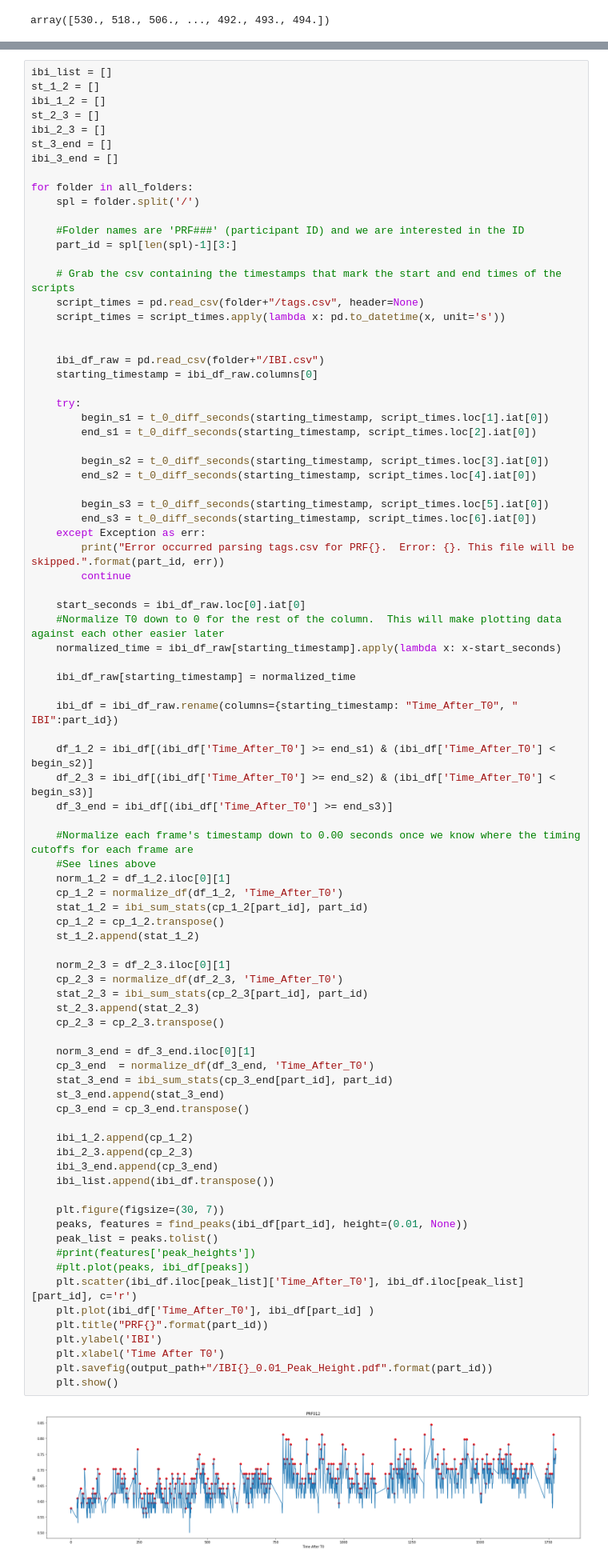
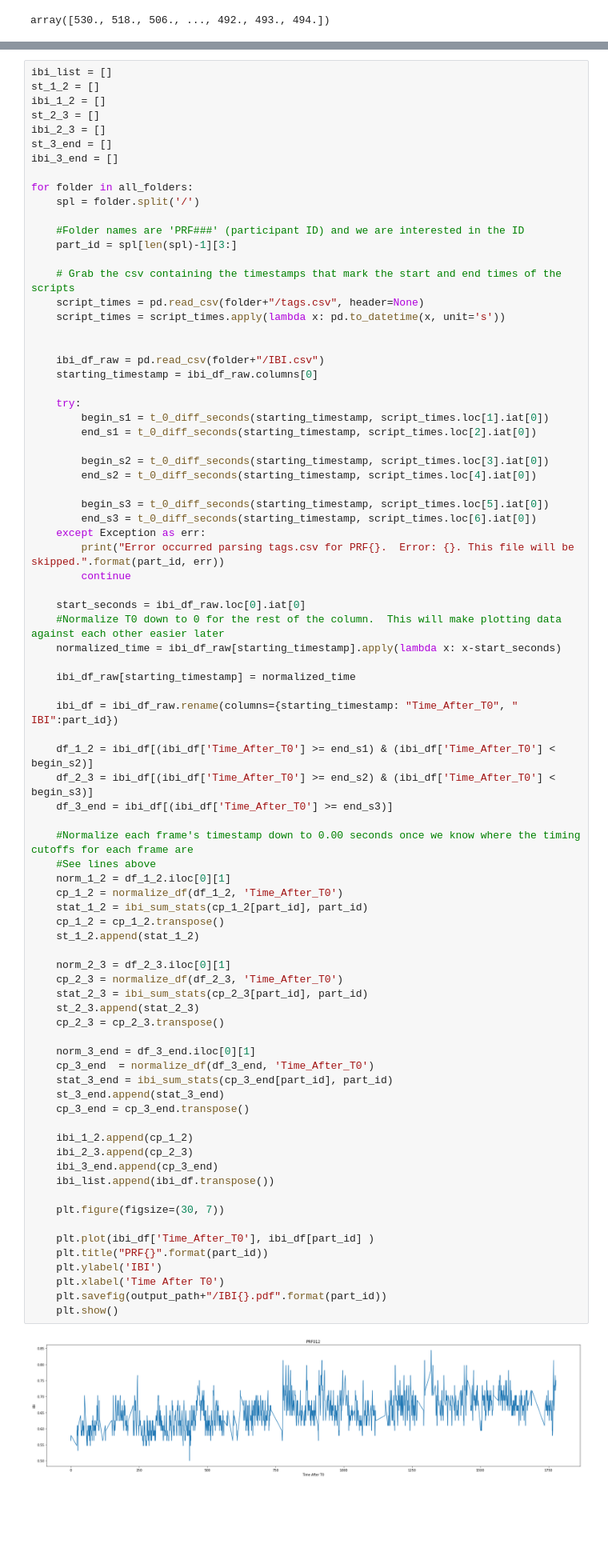
Before and after one commit to dcoh/EmpaticaE4Analysis, a Jupyter notebook: IBI_Output.ipynb, the cells around one changed output, grey strips where cells are left out. Shown at 80% size. Cells and saved outputs as stored; diff of their text form; blank space fills up the shorter version.

Commit message:
Switch outputting graphs with peak detection to EDA

```diff
--- a/IBI_Output.ipynb
+++ b/IBI_Output.ipynb
@@ -115,37 +115,33 @@ for folder in all_folders:
     norm_1_2 = df_1_2.iloc[0][1]
     cp_1_2 = normalize_df(df_1_2, 'Time_After_T0')
     stat_1_2 = ibi_sum_stats(cp_1_2[part_id], part_id)
     cp_1_2 = cp_1_2.transpose()
     st_1_2.append(stat_1_2)
 
     norm_2_3 = df_2_3.iloc[0][1]
     cp_2_3 = normalize_df(df_2_3, 'Time_After_T0')
     stat_2_3 = ibi_sum_stats(cp_2_3[part_id], part_id)
     st_2_3.append(stat_2_3)
     cp_2_3 = cp_2_3.transpose()
 
     norm_3_end = df_3_end.iloc[0][1]
     cp_3_end  = normalize_df(df_3_end, 'Time_After_T0')
     stat_3_end = ibi_sum_stats(cp_3_end[part_id], part_id)
     st_3_end.append(stat_3_end)
     cp_3_end = cp_3_end.transpose()
 
     ibi_1_2.append(cp_1_2)
     ibi_2_3.append(cp_2_3)
     ibi_3_end.append(cp_3_end)
     ibi_list.append(ibi_df.transpose())
 
     plt.figure(figsize=(30, 7))
-    peaks, features = find_peaks(ibi_df[part_id], height=(0.01, None))
-    peak_list = peaks.tolist()
-    #print(features['peak_heights'])
-    #plt.plot(peaks, ibi_df[peaks])
-    plt.scatter(ibi_df.iloc[peak_list]['Time_After_T0'], ibi_df.iloc[peak_list][part_id], c='r')
+
     plt.plot(ibi_df['Time_After_T0'], ibi_df[part_id] )
     plt.title("PRF{}".format(part_id))
     plt.ylabel('IBI')
     plt.xlabel('Time After T0')
-    plt.savefig(output_path+"/IBI{}_0.01_Peak_Height.pdf".format(part_id))
+    plt.savefig(output_path+"/IBI{}.pdf".format(part_id))
     plt.show()
 # %% [output]
-[figure, old version]
+[figure, new version]
```
Also changed, not shown: parts of 1 cell of this notebook, 1 other file.
